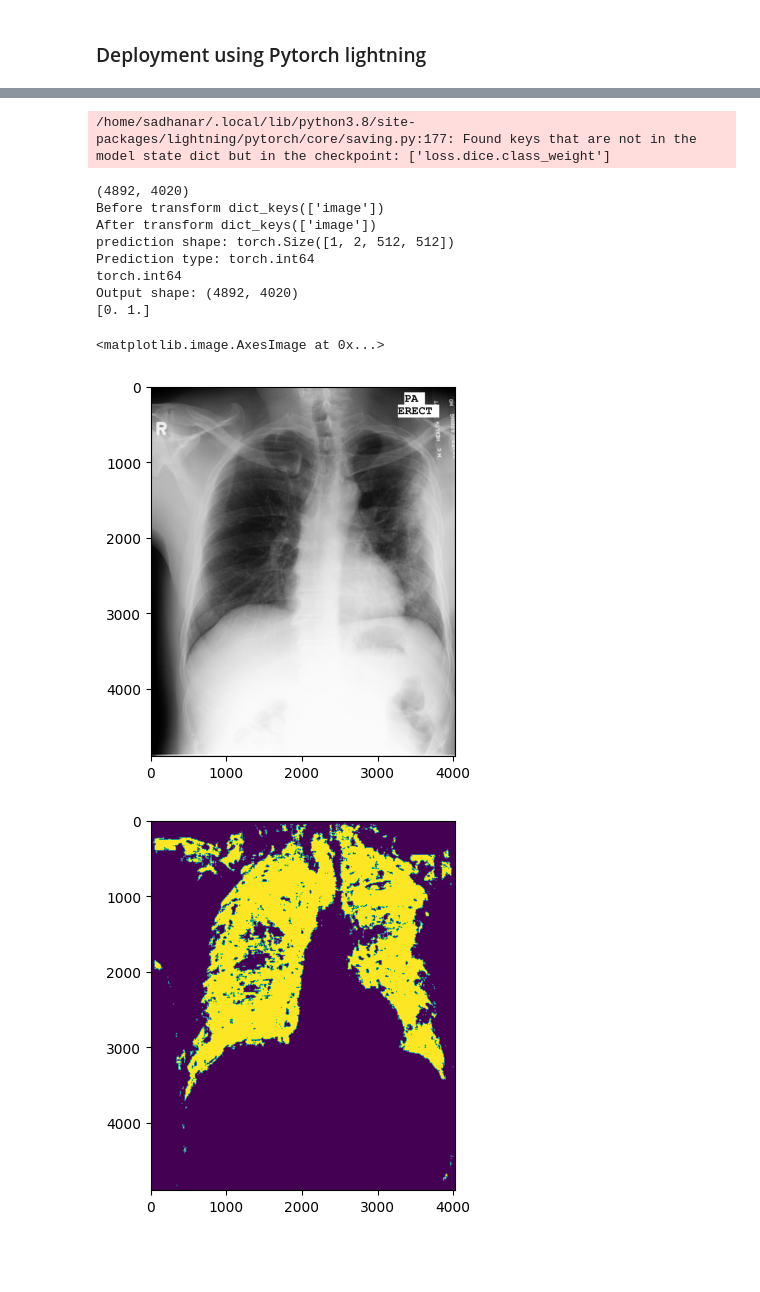
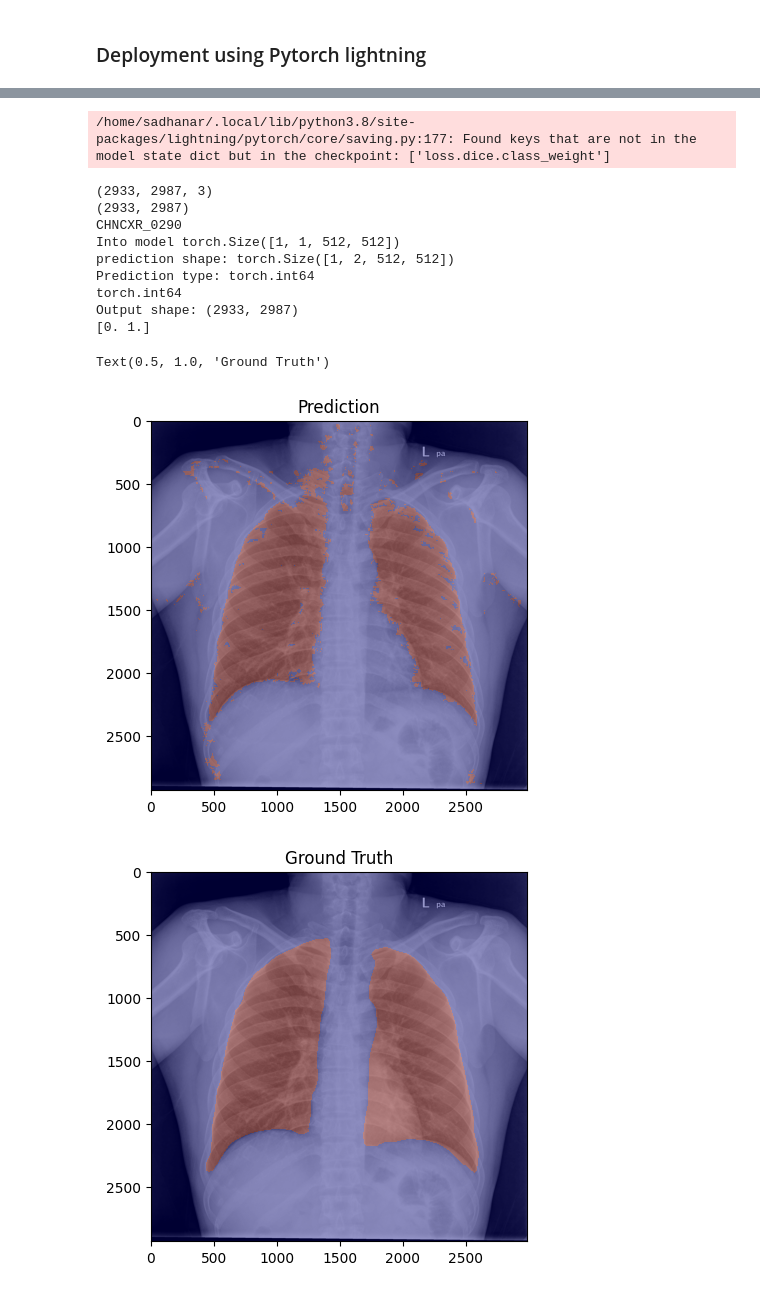
Before and after one commit to sadhana-r/LungAirSeg_MLOps, a Jupyter notebook: src/LungAirSegmentation.ipynb, the cells around one changed output, grey strips where cells are left out. Saved outputs shown, nothing was run; the diff lists cells and outputs as text; code cells hidden in the pictures; blank space fills up the shorter version.

```diff
--- a/src/LungAirSegmentation.ipynb
+++ b/src/LungAirSegmentation.ipynb
@@ -531,74 +597,84 @@ dict_keys(['state_dict'])
 # %%
-CKPT_PATH = '../lightning_models/baseline_lungseg-epoch=81-val_loss=0.46.ckpt' #Pytorch lightning needs ckpt file extension
+CKPT_PATH = '../lightning_models/run_name=0_lungseg-epoch=110-val_loss=0.23_state_dict_only.ckpt' #Pytorch lightning needs ckpt file extension
 input_size = [512,512]
 num_classes = 2
 model = NetInference.load_from_checkpoint(CKPT_PATH,input_size=input_size, num_classes=num_classes, strict=False)
 model.eval() # Evaluation mode
 
-example_img = '/projects/sadhana/LungAirSeg_MLOps/data/MontgomerySet/CXR_png/MCUCXR_0266_1.png'
-#example_label = '/projects/sadhana/LungAirSeg_MLOps/data/ChinaSet_AllFiles/CXR_segs/CHNCXR_0502_1_mask.png'
+#example_img = '/projects/sadhana/LungAirSeg_MLOps/data/MontgomerySet/CXR_png/MCUCXR_0266_0.png'
+example_img = '/projects/sadhana/LungAirSeg_MLOps/data/ChinaSet_AllFiles/CXR/CHNCXR_0290_0.png'
+example_label = '/projects/sadhana/LungAirSeg_MLOps/data/ChinaSet_AllFiles/CXR_segs/CHNCXR_0290_0_mask.png'
 img = sitk.GetArrayFromImage(sitk.ReadImage(example_img))
 print(img.shape)
-#example_label = sitk.GetArrayFromImage(sitk.ReadImage(example_label))
+example_label = sitk.GetArrayFromImage(sitk.ReadImage(example_label))
 
-# img = train_ds[4]['image']
+# For Shenzen
+if len(img.shape) == 3:
+    img = img[:,:,0]
 
+print(example_label.shape)
+
+pre_transforms = Compose([EnsureChannelFirstd(keys = ["image"], channel_dim = 'no_channel'),
+                          ToTensord(keys = ["image"]),
+                          Resized(keys=['image'], spatial_size = (512,512), mode=("bilinear")),
+                          NormalizeIntensityd(keys=['image'])])
+
+
+id = val_ds[4]['id']
+print(id)
+
+# If not shenzen
 # pre_transforms = Compose([ToTensord(keys = ["image"]),
 #                           Resized(keys=['image'], spatial_size = (512,512), mode=("bilinear")),
 #                           NormalizeIntensityd(keys=['image'])])
 
 #assert len(img.shape) == 2, f"Expected input image of dimension 2, got: {len(img.shape)}"
 
-# # For Shenzen
-# if len(img.shape) == 3:
-#             img = img[:,:,0]
 
-pre_transforms = Compose([EnsureChannelFirstd(keys = ["image"], channel_dim = 'no_channel'),
-                          ToTensord(keys = ["image"]),
-                          Resized(keys=['image'], spatial_size = (512,512), mode=("bilinear")),
-                          NormalizeIntensityd(keys=['image'])])
 
 input_dict = {}
 input_dict["image"] = img
 
 transform_dict = pre_transforms(input_dict)
 
-print('Before transform', input_dict.keys())
-print('After transform',transform_dict.keys())
+print('Into model', transform_dict["image"][None].shape)
 
 # Run inference
 transform_img = transform_dict["image"][None].cuda() # Add in batch dimension
 pred = model(transform_img)
 print('prediction shape:', pred.shape)
 pred.softmax(dim = 1) # Convert to probability map
 pred = torch.argmax(pred, dim=1)
 print('Prediction type:', pred.dtype)
 transform_dict["infer"] = pred
 
 print(transform_dict['infer'].dtype)
 
 post_trans = Invertd(keys = "infer", transform = pre_transforms, orig_keys = "image", nearest_interp = True)
 output_dict = post_trans(transform_dict)
 
 seg = output_dict["infer"].cpu().numpy().squeeze()
 print("Output shape:", seg.shape)
 print(np.unique(seg))
 
 plt.imshow(img.squeeze(), cmap = 'gray')
+plt.imshow(seg, cmap='jet', alpha=0.4, interpolation='none')
+plt.title('Prediction')
 plt.figure()
-plt.imshow(seg)
-# plt.figure()
-# plt.imshow(example_label)
+plt.imshow(img.squeeze(), cmap = 'gray')
+plt.imshow(example_label, cmap='jet', alpha=0.4, interpolation='none')
+plt.title('Ground Truth')
 # %% [output]
 /home/sadhanar/.local/lib/python3.8/site-packages/lightning/pytorch/core/saving.py:177: Found keys that are not in the model state dict but in the checkpoint: ['loss.dice.class_weight']
-(4892, 4020)
-Before transform dict_keys(['image'])
-After transform dict_keys(['image'])
+(2933, 2987, 3)
+(2933, 2987)
+CHNCXR_0290
+Into model torch.Size([1, 1, 512, 512])
 prediction shape: torch.Size([1, 2, 512, 512])
 Prediction type: torch.int64
 torch.int64
-Output shape: (4892, 4020)
+Output shape: (2933, 2987)
 [0. 1.]
-<matplotlib.image.AxesImage at 0x...>
+Text(0.5, 1.0, 'Ground Truth')
-[figure, old version]
+[figure, new version]
-[figure, old version]
+[figure, new version]
```
Also changed, not shown: parts of 6 cells of this notebook, 9 other files.
